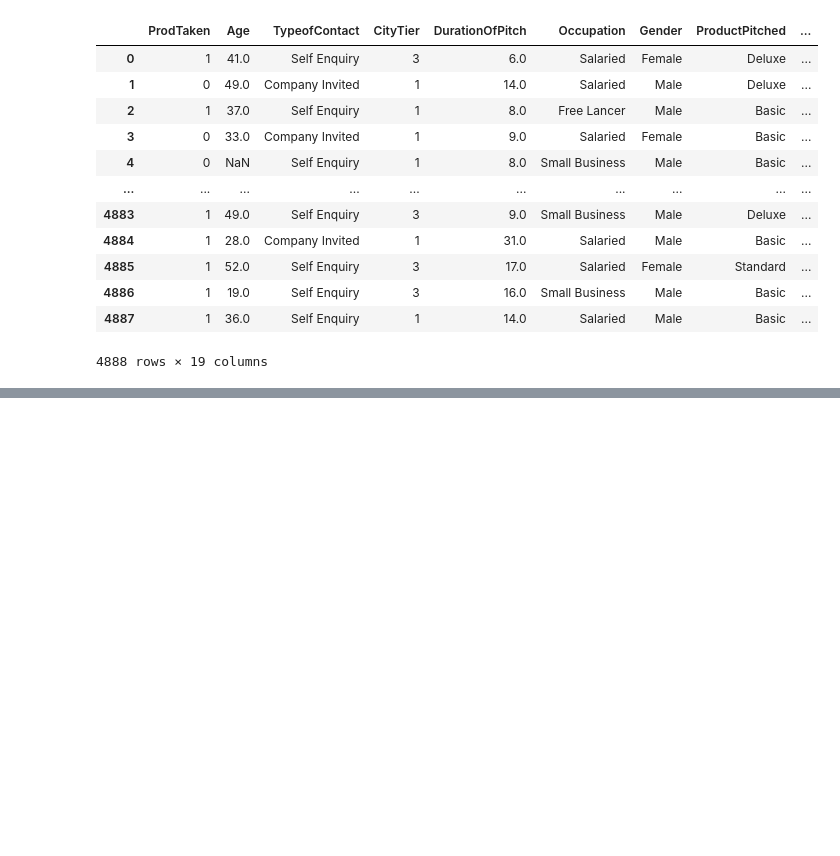
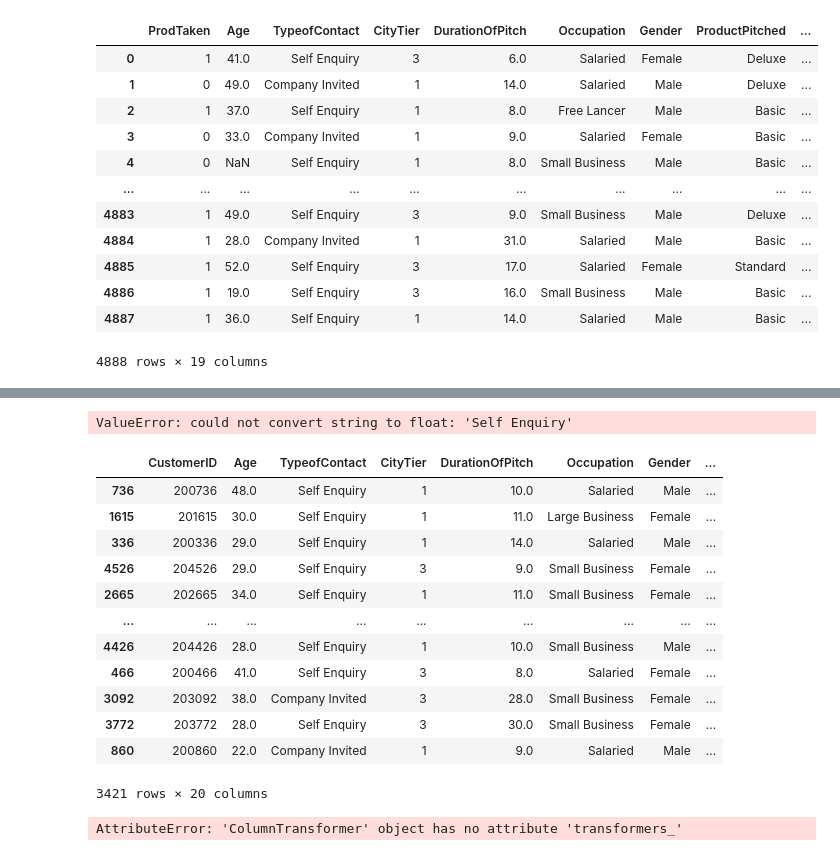
Before and after one commit to Rajdeep-017/Mlbootcamp, a Jupyter notebook: randomforest/rfclassifier.ipynb, the cells around one changed output, grey strips where cells are left out. Saved outputs shown, nothing was run; the diff lists cells and outputs as text; code cells hidden in the pictures; blank space fills up the shorter version.

Commit message:
'randomforest'

```diff
--- a/randomforest/rfclassifier.ipynb
+++ b/randomforest/rfclassifier.ipynb
@@ -235,0 +256,7 @@ df.drop(columns=['NumberOfPersonVisiting','NumberOfFollowups'])
+# %%
+from sklearn.model_selection import train_test_split
+x=df.drop(['ProdTaken'],axis=1)
+y=df['ProdTaken']
+# %%
+x_t,x_test,y_t,y_test=train_test_split(x,y,test_size=0.3,random_state=42)
+x_t.shape
@@ -235,0 +265,13 @@ df.drop(columns=['NumberOfPersonVisiting','NumberOfFollowups'])
+# %%
+cat_features=x.select_dtypes(include='object').columns
+num_features=x.select_dtypes(include='object').columns
+from sklearn.preprocessing import OneHotEncoder,StandardScaler
+from sklearn.compose import ColumnTransformer
+numeric_transformer=StandardScaler()
+oh_transformer=OneHotEncoder(drop='first')
+preprocess=ColumnTransformer(
+    [
+    ('OneHotEncoder',oh_transformer,cat_features),
+    ('StandardScaler',numeric_transformer,num_features)
+    ]
+)
@@ -235,0 +314,25 @@ df.drop(columns=['NumberOfPersonVisiting','NumberOfFollowups'])
+# %%
+#applying transformation in training(fit_transform)
+x_t=preprocess.fit_transform(x_t)
+# %% [output]
+ValueError: could not convert string to float: 'Self Enquiry'
+# %%
+x_t
+# %% [output]
+|  | CustomerID | Age | TypeofContact | CityTier | DurationOfPitch | Occupation | Gender | ... |
+| 736 | 200736 | 48.0 | Self Enquiry | 1 | 10.0 | Salaried | Male | ... |
+| 1615 | 201615 | 30.0 | Self Enquiry | 1 | 11.0 | Large Business | Female | ... |
+| 336 | 200336 | 29.0 | Self Enquiry | 1 | 14.0 | Salaried | Male | ... |
+| 4526 | 204526 | 29.0 | Self Enquiry | 3 | 9.0 | Small Business | Female | ... |
+| 2665 | 202665 | 34.0 | Self Enquiry | 1 | 11.0 | Small Business | Female | ... |
+| ... | ... | ... | ... | ... | ... | ... | ... | ... |
+| 4426 | 204426 | 28.0 | Self Enquiry | 1 | 10.0 | Small Business | Male | ... |
+| 466 | 200466 | 41.0 | Self Enquiry | 3 | 8.0 | Salaried | Female | ... |
+| 3092 | 203092 | 38.0 | Company Invited | 3 | 28.0 | Small Business | Female | ... |
+| 3772 | 203772 | 28.0 | Self Enquiry | 3 | 30.0 | Small Business | Female | ... |
+| 860 | 200860 | 22.0 | Company Invited | 1 | 9.0 | Salaried | Male | ... |
+3421 rows × 20 columns
+# %%
+x_test=preprocess.transform(x_test)
+# %% [output]
+AttributeError: 'ColumnTransformer' object has no attribute 'transformers_'
```
Also changed, not shown: parts of 20 cells of this notebook, 1 other file.
